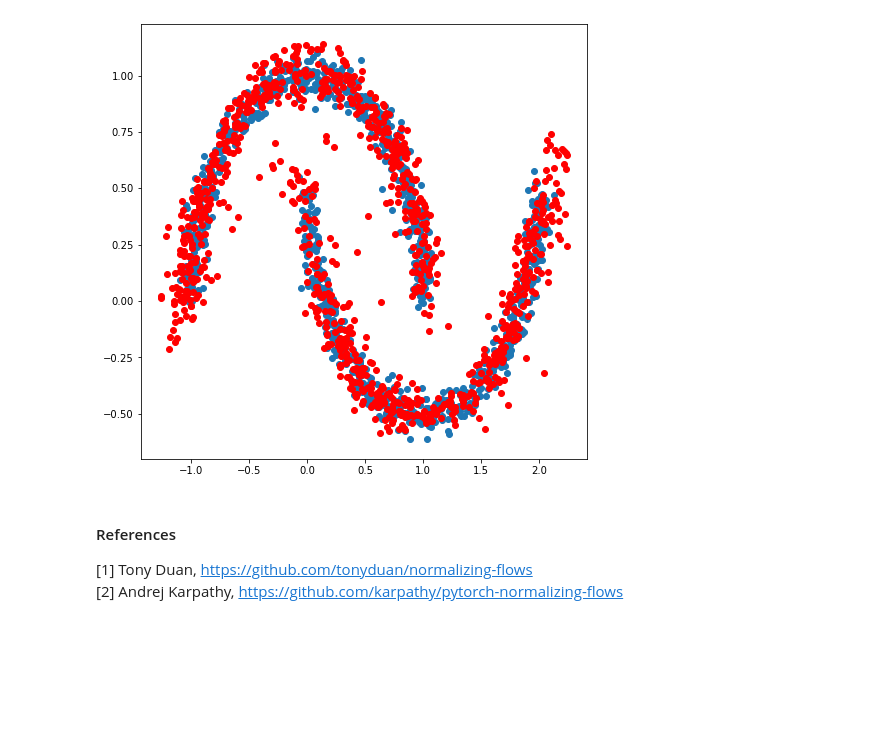
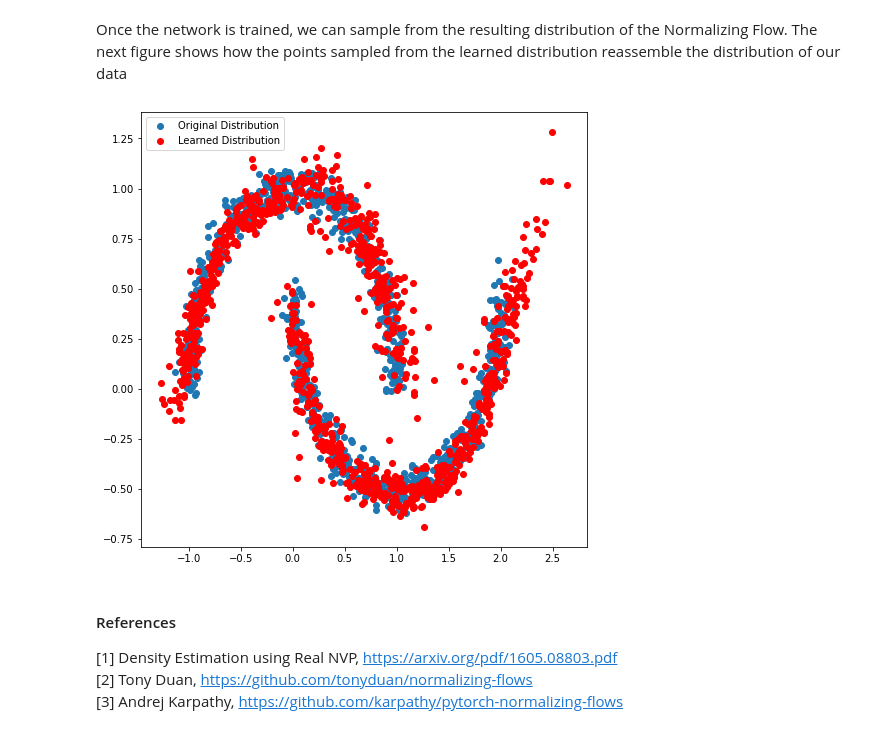
Before and after one commit to jgonzalezab/normalizing-flows, a Jupyter notebook: Practical_example.ipynb, the cells around one changed output. Drawn from its saved outputs; the diff is of its cells as text; code cells hidden in the pictures; blank space fills up the shorter version.

```diff
--- a/Practical_example.ipynb
+++ b/Practical_example.ipynb
@@ -137,5 +145,5 @@ prior = MultivariateNormal(loc = torch.zeros(2),
 # %%
-flows = [RealNVP(dim = 2), RealNVP(dim = 2), RealNVP(dim = 2)]
+flows = [RealNVP(dim = 2), RealNVP(dim = 2)]
 # %%
 model = NormalizingFlowModel(prior, flows)
 print(model)
@@ -199,16 +217,21 @@ Loss in epoch 35000: 78.94743347167969
+# %% [markdown]
+Once the network is trained, we can sample from the resulting distribution of the Normalizing Flow. The next figure shows how the points sampled from the learned distribution reassemble the distribution of our data
 # %%
 model.eval()
 
 sampleX = model.sample(1000).detach().numpy()
 
 plt.figure(figsize = (8,8))
-plt.scatter(X[:, 0], X[:, 1])
-plt.scatter(sampleX[:, 0], sampleX[:, 1], c = 'red')
+plt.scatter(X[:, 0], X[:, 1], label = 'Original Distribution')
+plt.scatter(sampleX[:, 0], sampleX[:, 1], c = 'red',
+            label = 'Learned Distribution')
+plt.legend()
 plt.show()
 # %% [output]
-[figure, old version]
+[figure, new version]
 # %% [markdown]
 #### References
 
-[1] Tony Duan, https://github.com/tonyduan/normalizing-flows
-[2] Andrej Karpathy, https://github.com/karpathy/pytorch-normalizing-flows
+[1] Density Estimation using Real NVP, https://arxiv.org/pdf/1605.08803.pdf
+[2] Tony Duan, https://github.com/tonyduan/normalizing-flows
+[3] Andrej Karpathy, https://github.com/karpathy/pytorch-normalizing-flows
```
Also changed, not shown: parts of 15 cells of this notebook.
